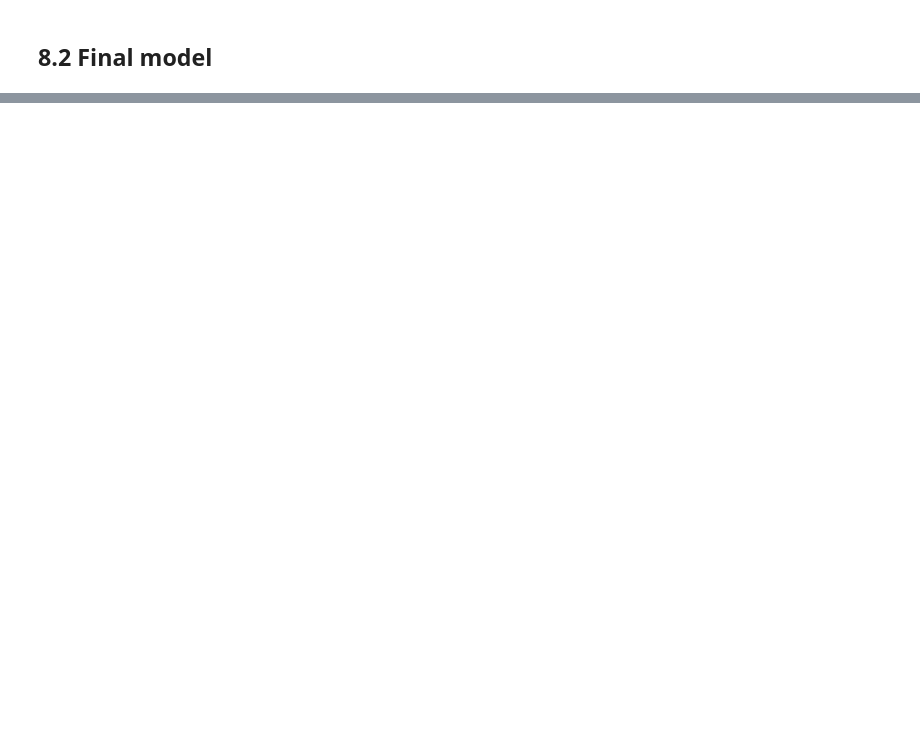
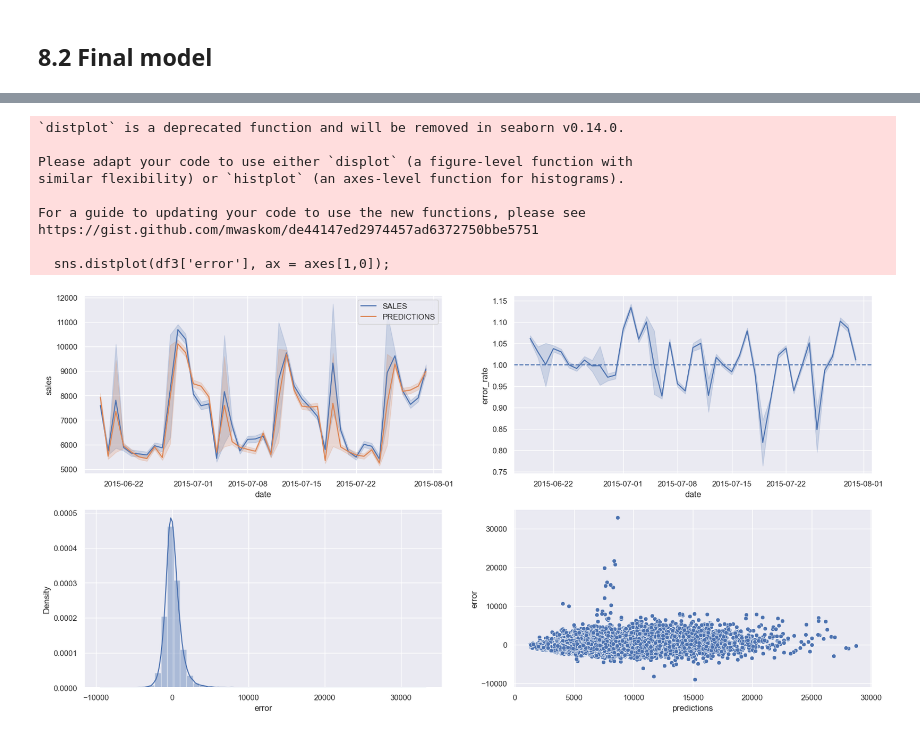
Before and after one commit to PedroPauloMR/ds_em_producao, a Jupyter notebook: main.ipynb, the cells around one changed output, grey strips where cells are left out. Cells and saved outputs as stored; diff of their text form; code cells hidden in the pictures; blank space fills up the shorter version.

```diff
--- a/main.ipynb
+++ b/main.ipynb
@@ -1254,0 +1333,3 @@ xg_result_tuned
+# %%
+df3['error'] = df3['sales'] - df3['predictions']
+df3['error_rate'] = df3['predictions'] / df3['sales']
@@ -1254,0 +1347,23 @@ xg_result_tuned
+# %%
+fig, axes = plt.subplots(2,2,figsize = (20,10))
+
+sns.lineplot(x = 'date', y = 'sales', data= df3, ax = axes[0,0], label = 'SALES')
+sns.lineplot(x = 'date', y = 'predictions', data= df3, ax = axes[0,0], label = 'PREDICTIONS')
+
+sns.lineplot(x = 'date', y = 'error_rate', data= df3, ax = axes[0,1]);
+axes[0,1].axhline(1, linestyle = '--');
+
+sns.distplot(df3['error'], ax = axes[1,0]);
+
+sns.scatterplot(x='predictions', y = 'error', data=df3, ax = axes[1,1]);
+# %% [output]
+`distplot` is a deprecated function and will be removed in seaborn v0.14.0.
+
+Please adapt your code to use either `displot` (a figure-level function with
+similar flexibility) or `histplot` (an axes-level function for histograms).
+
+For a guide to updating your code to use the new functions, please see
+https://gist.github.com/mwaskom/de44147ed2974457ad6372750bbe5751
+
+  sns.distplot(df3['error'], ax = axes[1,0]);
+[figure, added]
```
Also changed, not shown: parts of 16 cells of this notebook, 1 other file.
